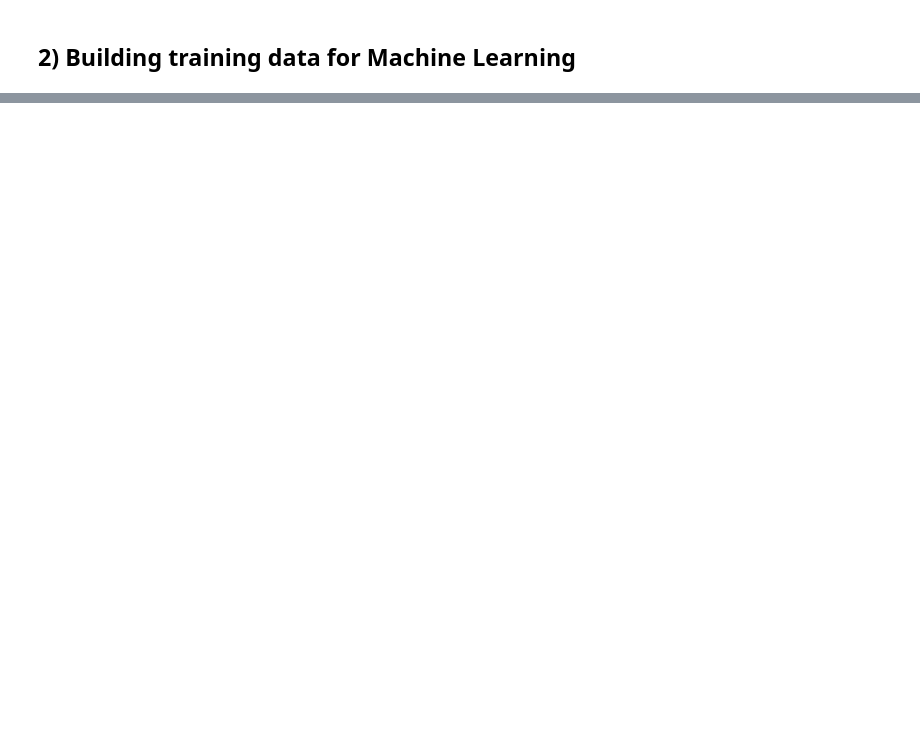
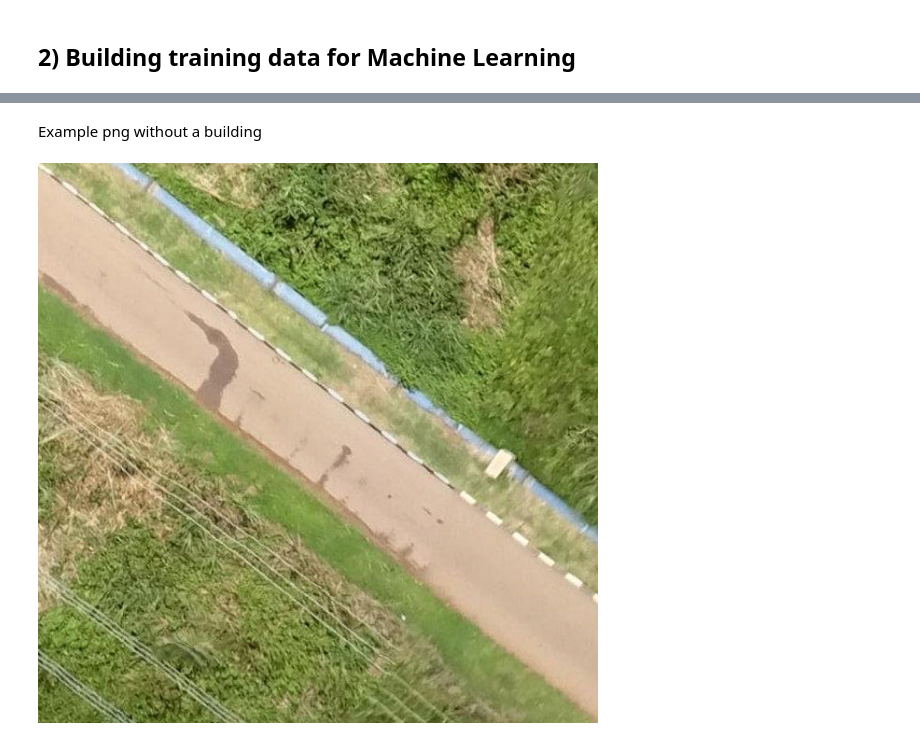
Before and after one commit to simonkassel/python-satellite-imagery-workshop, a Jupyter notebook: Python_satellite_imagery_workshop.ipynb, the cells around one changed output, grey strips where cells are left out. Saved outputs shown, nothing was run; the diff lists cells and outputs as text; code cells hidden in the pictures; blank space fills up the shorter version.

```diff
--- a/Python_satellite_imagery_workshop.ipynb
+++ b/Python_satellite_imagery_workshop.ipynb
@@ -237,0 +344,6 @@ Coming soon...
+# %% [markdown]
+Example png without a building
+# %%
+display.Image(filename=f'buildings/false/{os.listdir("buildings/false")[1]}')
+# %% [output]
+[figure, added]
```
Also changed, not shown: parts of 30 cells of this notebook, 5 other files.
